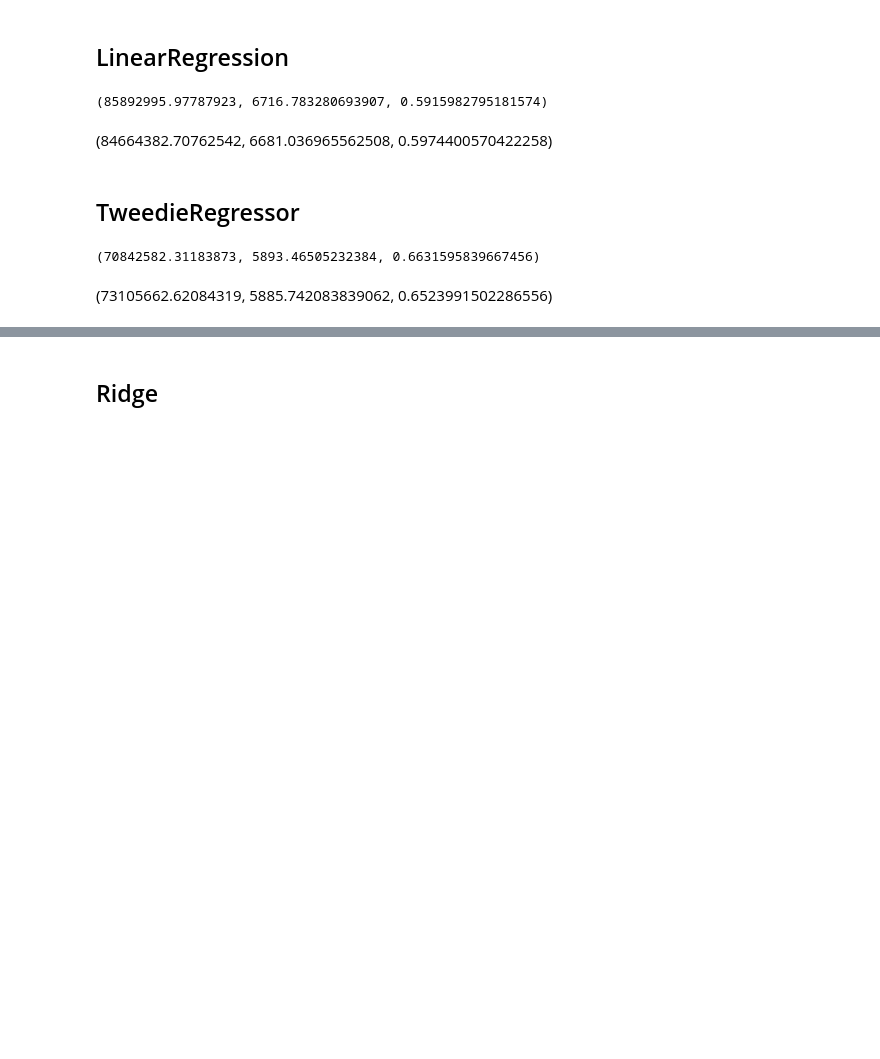
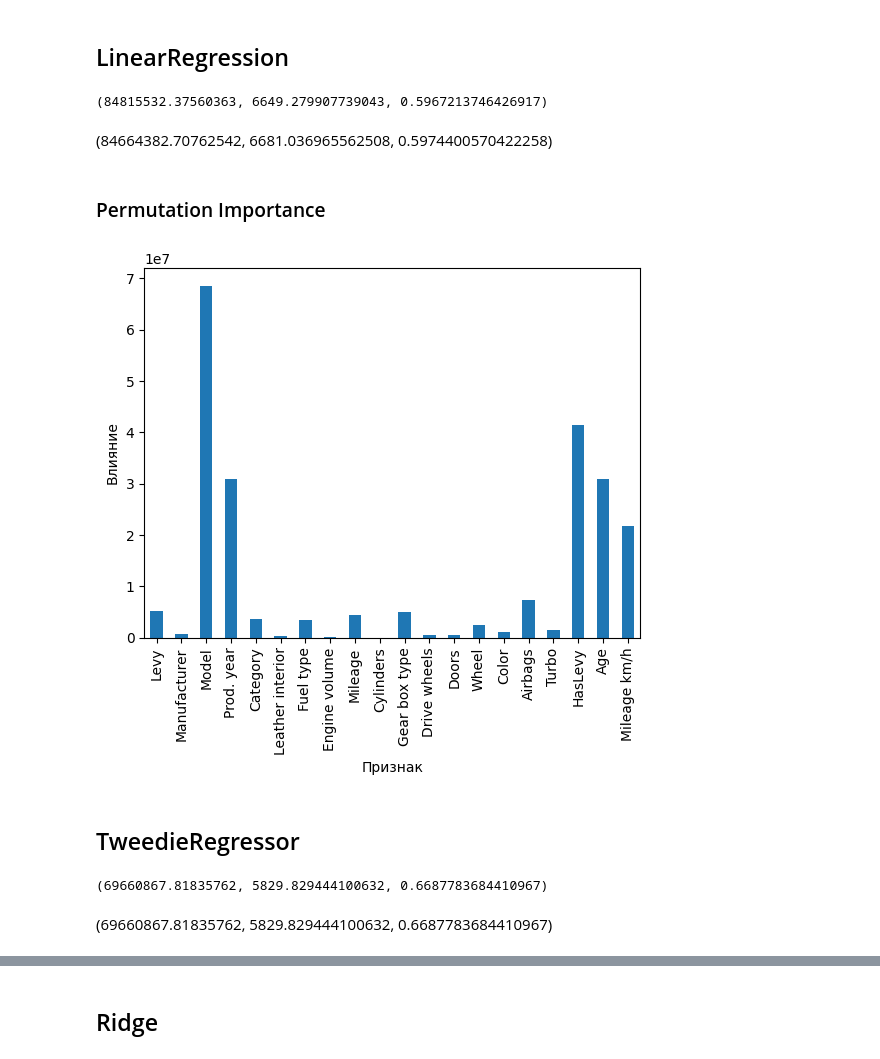
Before and after one commit to Paul-the-human/car_price_prediction, a Jupyter notebook: car_price_prediction.ipynb, the cells around one changed output, grey strips where cells are left out. Cells and saved outputs as stored; diff of their text form; code cells hidden in the pictures; blank space fills up the shorter version.

```diff
--- a/car_price_prediction.ipynb
+++ b/car_price_prediction.ipynb
@@ -619,19 +704,18 @@ scaler_list = [
 # %%
-def predict_and_measure(model, params=None):
+def predict_and_measure(model, one_hot_cols, leave_one_out_cols, drop_cols, params=None):
     if params is None:
         params = {}
 
     preprocessor = ColumnTransformer(
         transformers=[
-            # ('loo_encoder', LeaveOneOutEncoder(), cols_for_llo_encoding),
-            ('column_dropper', 'drop', cols_for_llo_encoding),
-            ('oh_encoder', OneHotEncoder(drop='first'), columns_for_ohe_encoding),
+            ('loo_encoder', LeaveOneOutEncoder(), leave_one_out_cols),
+            ('column_dropper', 'drop', drop_cols),
+            ('oh_encoder', OneHotEncoder(drop='first', sparse_output=False).set_output(transform='pandas'), one_hot_cols),
         ],
         remainder='passthrough',
     )
 
     pipeline = Pipeline([
-        ('encoder', LeaveOneOutEncoder(cols=cols_for_llo_encoding)),
         ('preprocessor', preprocessor),
         ('scaler', StandardScaler()),
         ('model', model),
@@ -656,18 +740,44 @@ def predict_and_measure(model, params=None):
 # %% [markdown]
 ## LinearRegression
 # %%
-m, mse, mae, r2 = predict_and_measure(LinearRegression())
+lrm, mse, mae, r2 = predict_and_measure(
+    LinearRegression(),
+    one_hot_cols=['Leather interior', 'Gear box type', 'Drive wheels', 'Doors', 'Wheel', "Turbo", "Fuel type", "Color", "Category"],
+    leave_one_out_cols=["Model", "Manufacturer"],
+    drop_cols=[],
+)
 mse, mae, r2
 # %% [output]
-(85892995.97787923, 6716.783280693907, 0.5915982795181574)
+(84815532.37560363, 6649.279907739043, 0.5967213746426917)
 # %% [markdown]
 (84664382.70762542, 6681.036965562508, 0.5974400570422258)
+# %% [markdown]
+### Permutation Importance
+# %%
+perm_importances = pd.Series(permutation_importance(
+    lrm,
+    X_test,
+    y_test,
+    random_state=79,
+    scoring='neg_mean_squared_error',
+    n_jobs=-1
+)['importances_mean'], index=X_test.columns)
+perm_importances.plot(kind='bar');
+plt.xlabel('Признак')
+plt.ylabel('Влияние');
+# %% [output]
+[figure, added]
 # %% [markdown]
 ## TweedieRegressor
 # %%
-m, mse, mae, r2 = predict_and_measure(model=TweedieRegressor(power=1, max_iter=2000))
+trm, mse, mae, r2 = predict_and_measure(
+    model=TweedieRegressor(power=1, max_iter=200),
+    one_hot_cols=['Leather interior', 'Gear box type', 'Drive wheels', 'Doors', 'Wheel', "Turbo", "Category", "Fuel type"],
+    leave_one_out_cols=["Model", "Manufacturer", "Color"],
+    drop_cols=[],
+)
 mse, mae, r2
 # %% [output]
-(70842582.31183873, 5893.46505232384, 0.6631595839667456)
+(69660867.81835762, 5829.829444100632, 0.6687783684410967)
 # %% [markdown]
-(73105662.62084319, 5885.742083839062, 0.6523991502286556)
+(69660867.81835762, 5829.829444100632, 0.6687783684410967)
```
Also changed, not shown: parts of 24 cells of this notebook.
